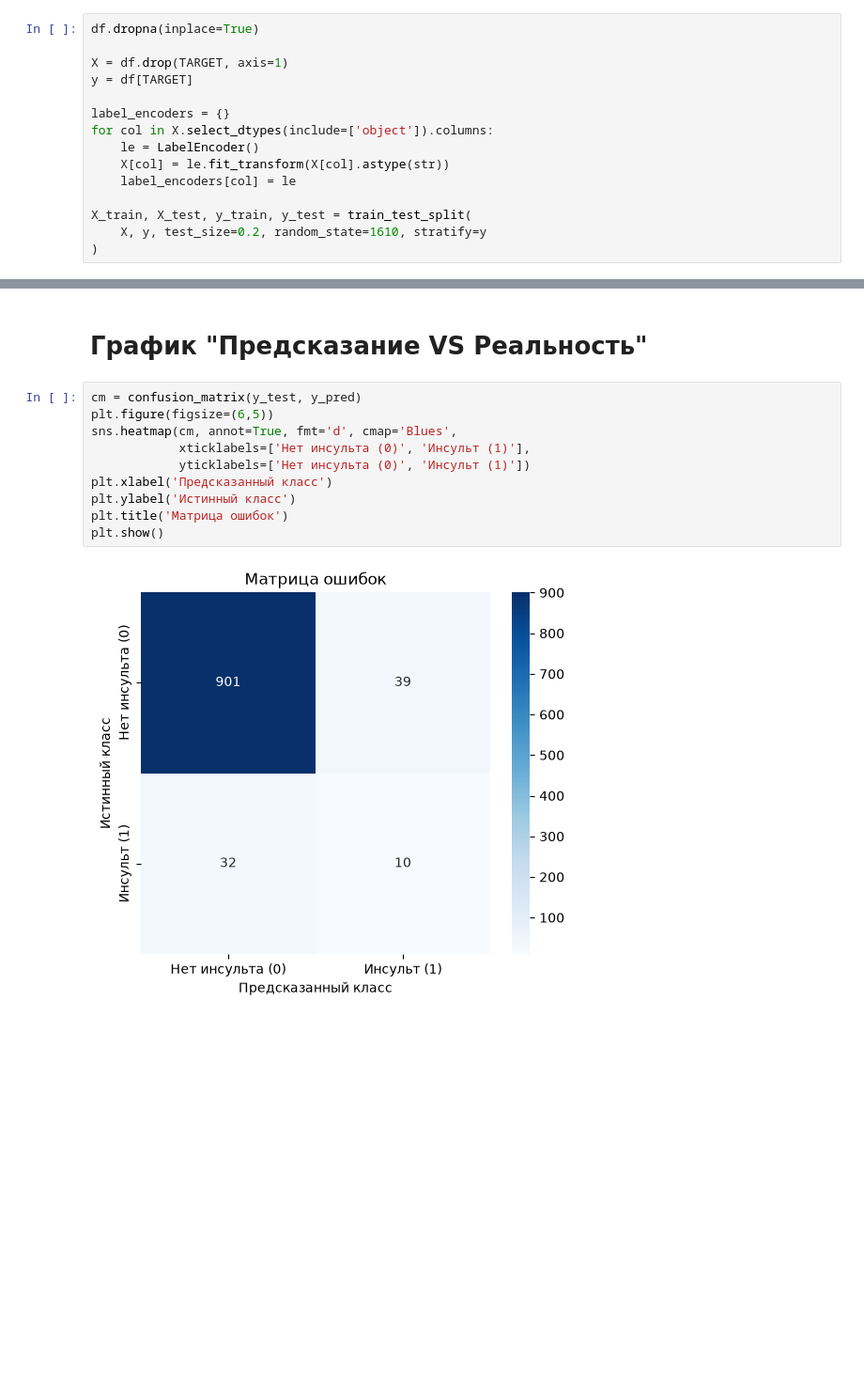
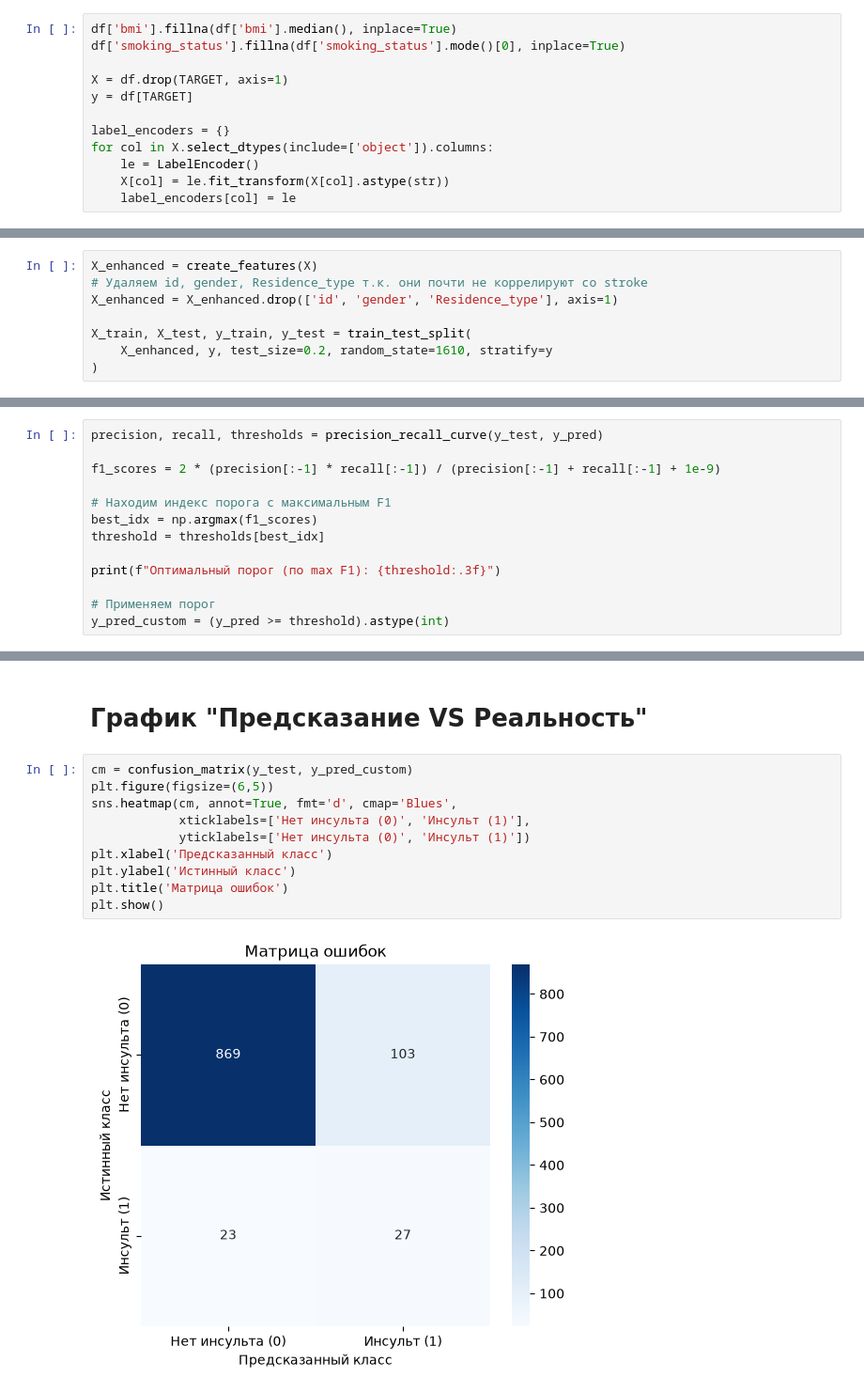
Before and after one commit to Fandoren/ML_Stroke_Prediction, a Jupyter notebook: main.ipynb, the cells around one changed output, grey strips where cells are left out. Shown at 94% size. Saved outputs shown, nothing was run; the diff lists cells and outputs as text; blank space fills up the shorter version.

Commit message:
lower threshold. Change param selection scoring

```diff
--- a/main.ipynb
+++ b/main.ipynb
@@ -176,7 +101,8 @@ for col in cat_cols:
 # %% [markdown]
 # Подготовка данных. Преобразование категориальных признаков
 # %%
-df.dropna(inplace=True)
+df['bmi'].fillna(df['bmi'].median(), inplace=True)
+df['smoking_status'].fillna(df['smoking_status'].mode()[0], inplace=True)
 
 X = df.drop(TARGET, axis=1)
 y = df[TARGET]
@@ -186,7 +112,3 @@ for col in X.select_dtypes(include=['object']).columns:
     le = LabelEncoder()
     X[col] = le.fit_transform(X[col].astype(str))
     label_encoders[col] = le
-
-X_train, X_test, y_train, y_test = train_test_split(
-    X, y, test_size=0.2, random_state=1610, stratify=y
-)
@@ -246,3 +150,11 @@ def create_features(df):
+# %%
+X_enhanced = create_features(X)
+# Удаляем id, gender, Residence_type т.к. они почти не коррелируют со stroke
+X_enhanced = X_enhanced.drop(['id', 'gender', 'Residence_type'], axis=1)
+
+X_train, X_test, y_train, y_test = train_test_split(
+    X_enhanced, y, test_size=0.2, random_state=1610, stratify=y
+)
 # %% [markdown]
 # Обучение модели
 # %%
@@ -253,0 +197,13 @@ y_pred = model.predict(X_test)
+# %%
+precision, recall, thresholds = precision_recall_curve(y_test, y_pred)
+
+f1_scores = 2 * (precision[:-1] * recall[:-1]) / (precision[:-1] + recall[:-1] + 1e-9)
+
+# Находим индекс порога с максимальным F1
+best_idx = np.argmax(f1_scores)
+threshold = thresholds[best_idx]
+
+print(f"Оптимальный порог (по max F1): {threshold:.3f}")
+
+# Применяем порог
+y_pred_custom = (y_pred >= threshold).astype(int)
@@ -296,14 +255,14 @@ Accuracy: 0.9277  (92.77% правильных ответов)
 # %% [markdown]
 # График "Предсказание VS Реальность"
 # %%
-cm = confusion_matrix(y_test, y_pred)
+cm = confusion_matrix(y_test, y_pred_custom)
 plt.figure(figsize=(6,5))
 sns.heatmap(cm, annot=True, fmt='d', cmap='Blues',
             xticklabels=['Нет инсульта (0)', 'Инсульт (1)'],
             yticklabels=['Нет инсульта (0)', 'Инсульт (1)'])
 plt.xlabel('Предсказанный класс')
 plt.ylabel('Истинный класс')
 plt.title('Матрица ошибок')
 plt.show()
 # %% [output]
-[figure, old version]
+[figure, new version]
```
Also changed, not shown: parts of 19 cells of this notebook.
